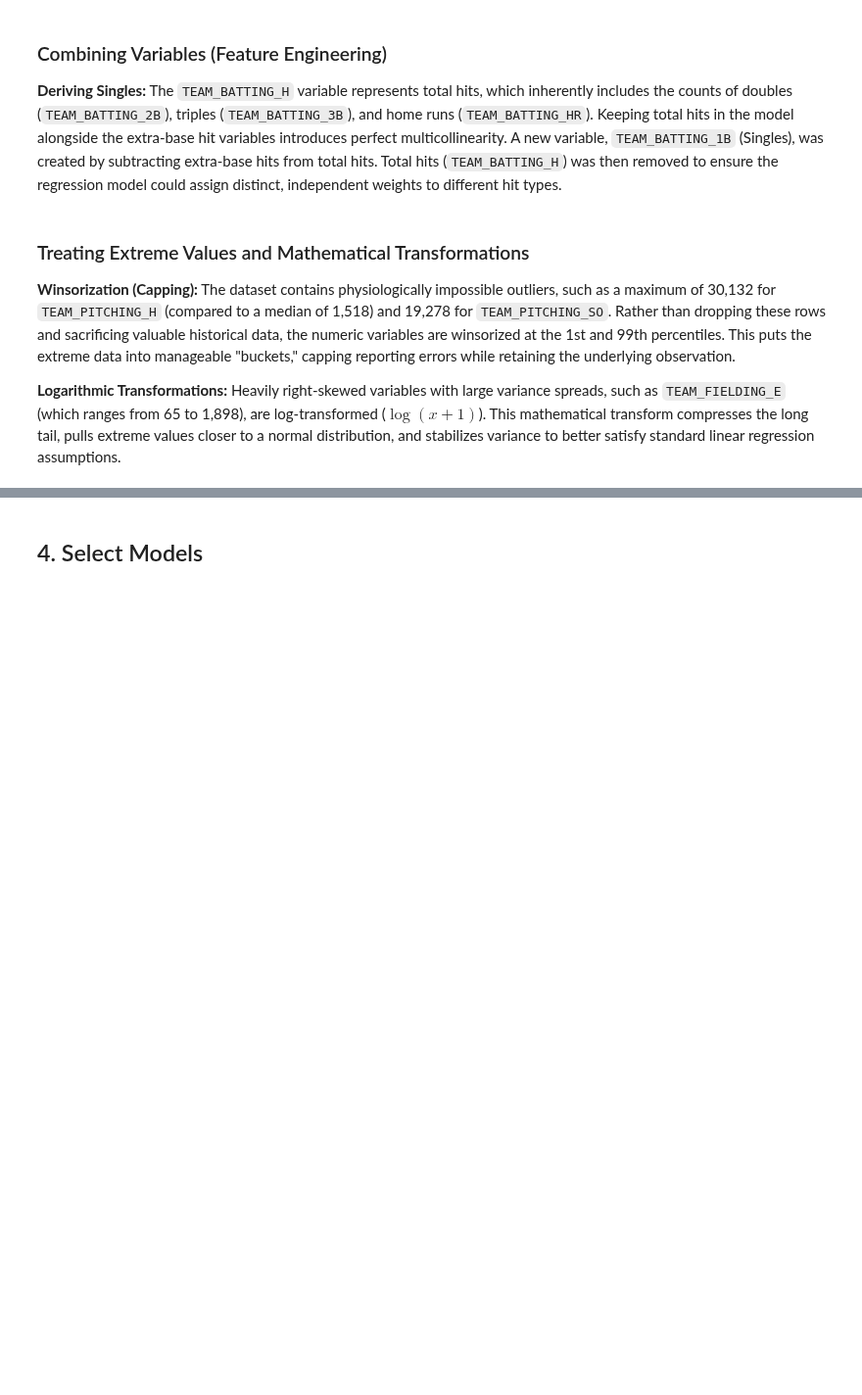
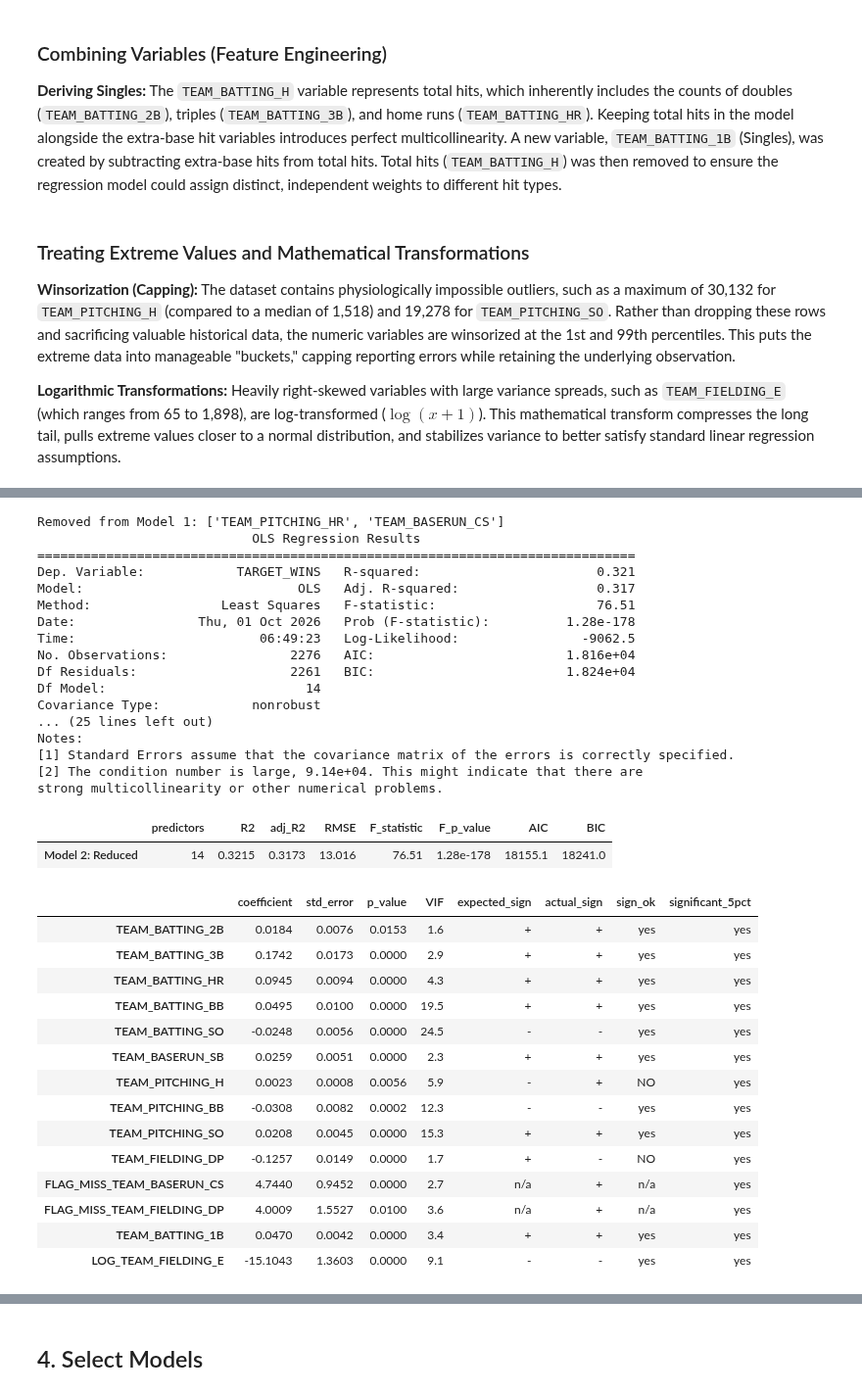
Before and after one commit to alinsimon/data621-data-mining, a Jupyter notebook: homeworks/hw01/notebooks/hw01_moneyball_analysis_python.ipynb, the cells around one changed output, grey strips where cells are left out. Shown at 98% size. Cells and saved outputs as stored; diff of their text form; code cells hidden in the pictures; blank space fills up the shorter version.

```diff
--- a/homeworks/hw01/notebooks/hw01_moneyball_analysis_python.ipynb
+++ b/homeworks/hw01/notebooks/hw01_moneyball_analysis_python.ipynb
@@ -444,0 +585,45 @@ memory usage: 320.2 KB
+# %%
+# model 2: drop the redundant / non-significant predictors identified in model 1
+removed_from_model1 = ["TEAM_PITCHING_HR", "TEAM_BASERUN_CS"]
+model2_predictors = [col for col in model1_predictors if col not in removed_from_model1]
+model2 = fit_model(model2_predictors, training)
+
+print("Removed from Model 1:", removed_from_model1)
+print(model2.summary())
+display(fit_statistics(model2, "Model 2: Reduced"))
+display(coefficient_table(model2))
+# %% [output]
+Removed from Model 1: ['TEAM_PITCHING_HR', 'TEAM_BASERUN_CS']
+                            OLS Regression Results
+==============================================================================
+Dep. Variable:            TARGET_WINS   R-squared:                       0.321
+Model:                            OLS   Adj. R-squared:                  0.317
+Method:                 Least Squares   F-statistic:                     76.51
+Date:                Thu, 01 Oct 2026   Prob (F-statistic):          1.28e-178
+Time:                        06:49:23   Log-Likelihood:                -9062.5
+No. Observations:                2276   AIC:                         1.816e+04
+Df Residuals:                    2261   BIC:                         1.824e+04
+Df Model:                          14
+Covariance Type:            nonrobust
+... (25 lines left out)
+Notes:
+[1] Standard Errors assume that the covariance matrix of the errors is correctly specified.
+[2] The condition number is large, 9.14e+04. This might indicate that there are
+strong multicollinearity or other numerical problems.
+|  | predictors | R2 | adj_R2 | RMSE | F_statistic | F_p_value | AIC | BIC |
+| Model 2: Reduced | 14 | 0.3215 | 0.3173 | 13.016 | 76.51 | 1.28e-178 | 18155.1 | 18241.0 |
+|  | coefficient | std_error | p_value | VIF | expected_sign | actual_sign | sign_ok | significant_5pct |
+| TEAM_BATTING_2B | 0.0184 | 0.0076 | 0.0153 | 1.6 | + | + | yes | yes |
+| TEAM_BATTING_3B | 0.1742 | 0.0173 | 0.0000 | 2.9 | + | + | yes | yes |
+| TEAM_BATTING_HR | 0.0945 | 0.0094 | 0.0000 | 4.3 | + | + | yes | yes |
+| TEAM_BATTING_BB | 0.0495 | 0.0100 | 0.0000 | 19.5 | + | + | yes | yes |
+| TEAM_BATTING_SO | -0.0248 | 0.0056 | 0.0000 | 24.5 | - | - | yes | yes |
+| TEAM_BASERUN_SB | 0.0259 | 0.0051 | 0.0000 | 2.3 | + | + | yes | yes |
+| TEAM_PITCHING_H | 0.0023 | 0.0008 | 0.0056 | 5.9 | - | + | NO | yes |
+| TEAM_PITCHING_BB | -0.0308 | 0.0082 | 0.0002 | 12.3 | - | - | yes | yes |
+| TEAM_PITCHING_SO | 0.0208 | 0.0045 | 0.0000 | 15.3 | + | + | yes | yes |
+| TEAM_FIELDING_DP | -0.1257 | 0.0149 | 0.0000 | 1.7 | + | - | NO | yes |
+| FLAG_MISS_TEAM_BASERUN_CS | 4.7440 | 0.9452 | 0.0000 | 2.7 | n/a | + | n/a | yes |
+| FLAG_MISS_TEAM_FIELDING_DP | 4.0009 | 1.5527 | 0.0100 | 3.6 | n/a | + | n/a | yes |
+| TEAM_BATTING_1B | 0.0470 | 0.0042 | 0.0000 | 3.4 | + | + | yes | yes |
+| LOG_TEAM_FIELDING_E | -15.1043 | 1.3603 | 0.0000 | 9.1 | - | - | yes | yes |
```
Also changed, not shown: parts of 25 cells of this notebook, 1 other file.
